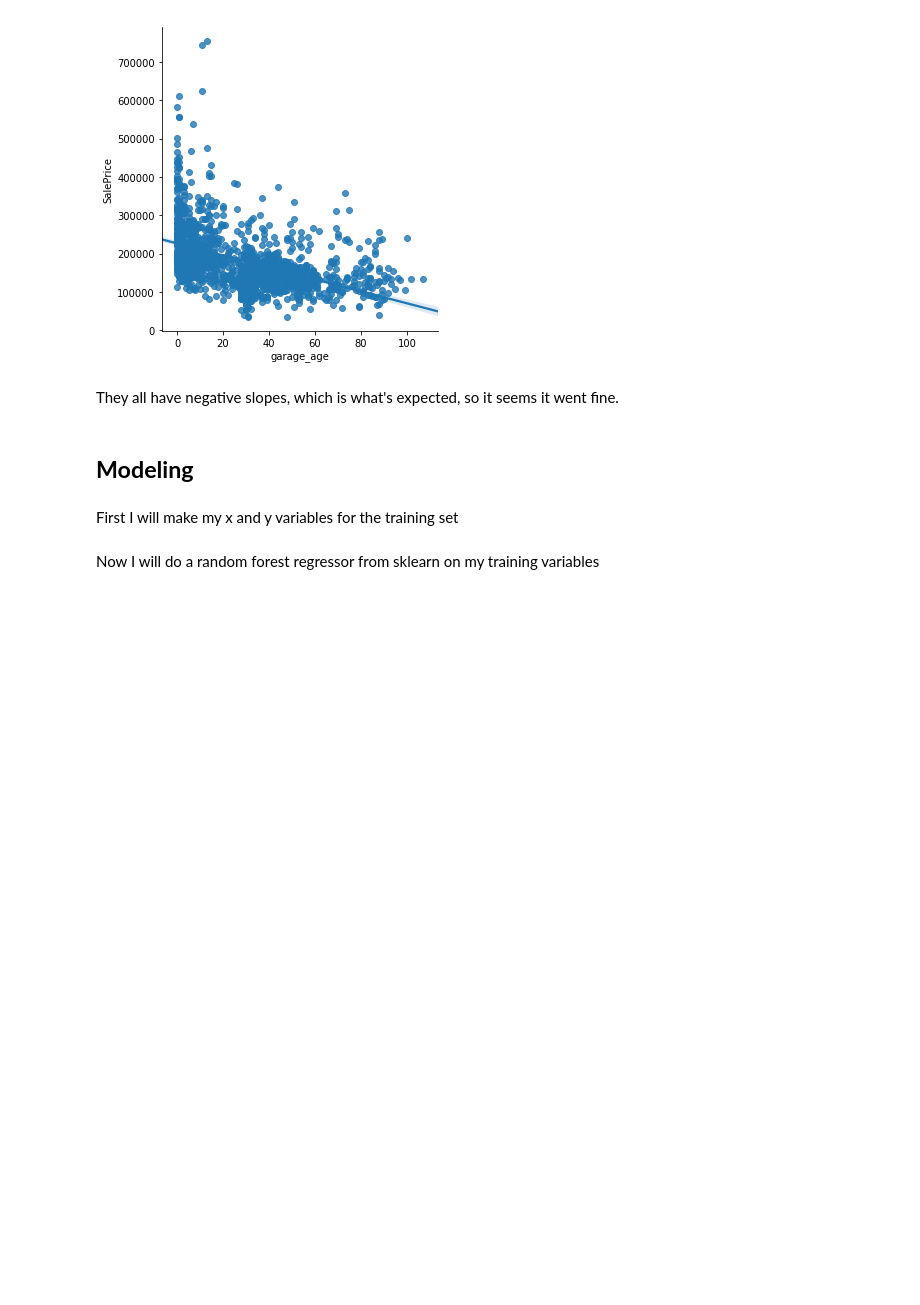
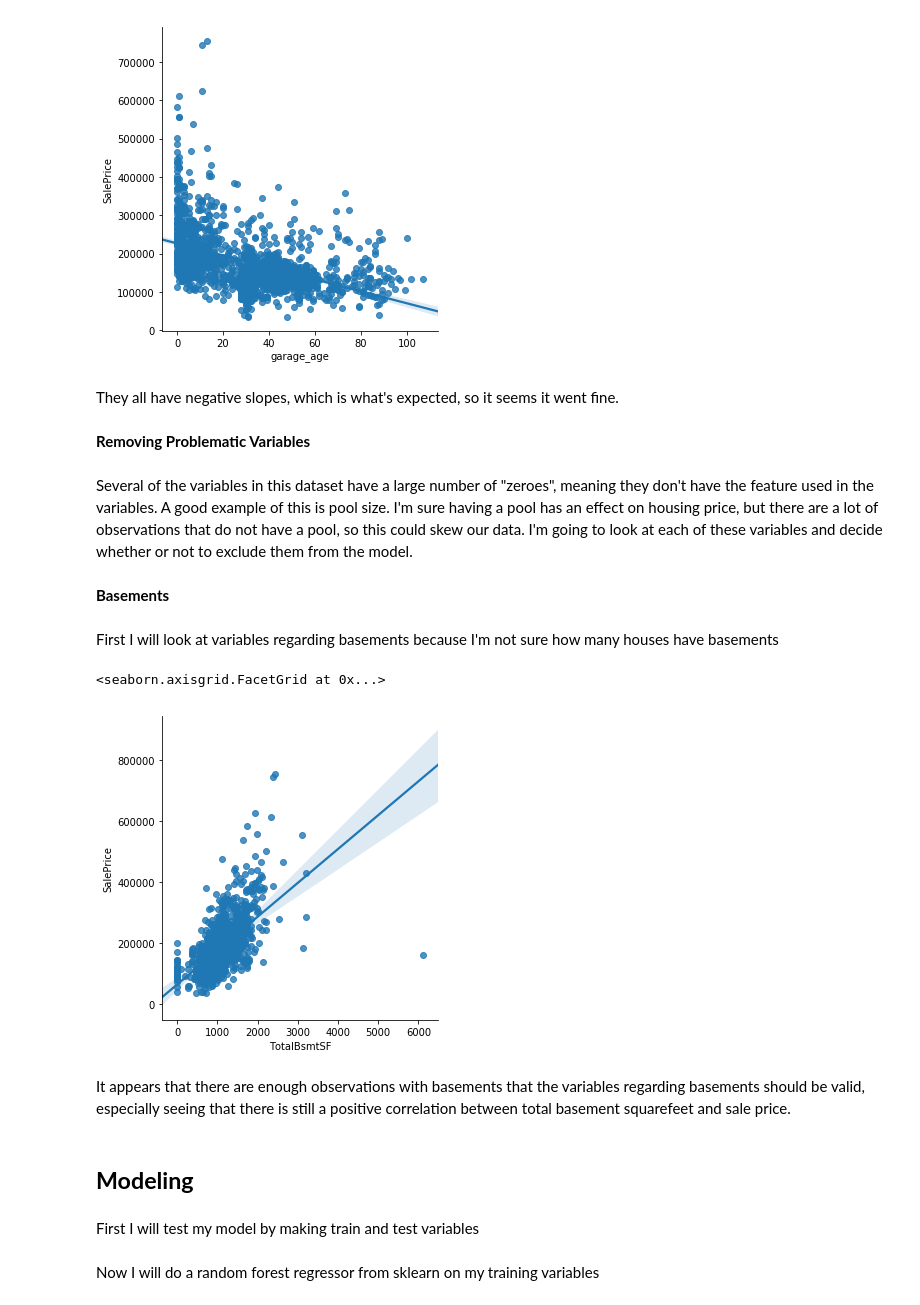
Before and after one commit to milesws/Homework-2, a Jupyter notebook: MS_Homework_2.ipynb, the cells around one changed output. Drawn from its saved outputs; the diff is of its cells as text; code cells hidden in the pictures; blank space fills up the shorter version.

```diff
--- a/MS_Homework_2.ipynb
+++ b/MS_Homework_2.ipynb
@@ -151,7 +158,22 @@ sns.lmplot(x="garage_age", y="SalePrice", data=data7)
 [figure]
 # %% [markdown]
 They all have negative slopes, which is what's expected, so it seems it went fine.
+# %% [markdown]
+**Removing Problematic Variables**
+# %% [markdown]
+Several of the variables in this dataset have a large number of "zeroes", meaning they don't have the feature used in the variables.  A good example of this is pool size.  I'm sure having a pool has an effect on housing price, but there are a lot of observations that do not have a pool, so this could skew our data. I'm going to look at each of these variables and decide whether or not to exclude them from the model.
+# %% [markdown]
+**Basements**
+# %% [markdown]
+First I will look at variables regarding basements because I'm not sure how many houses have basements
+# %%
+sns.lmplot(x="TotalBsmtSF", y="SalePrice", data=data7)
+# %% [output]
+<seaborn.axisgrid.FacetGrid at 0x...>
+[figure, added]
+# %% [markdown]
+It appears that there are enough observations with basements that the variables regarding basements should be valid, especially seeing that there is still a positive correlation between total basement squarefeet and sale price.
 # %% [markdown]
 ## **Modeling**
 # %% [markdown]
-First I will make my x and y variables for the training set
+First I will test my model by making train and test variables
```
Also changed, not shown: parts of 12 cells of this notebook.
